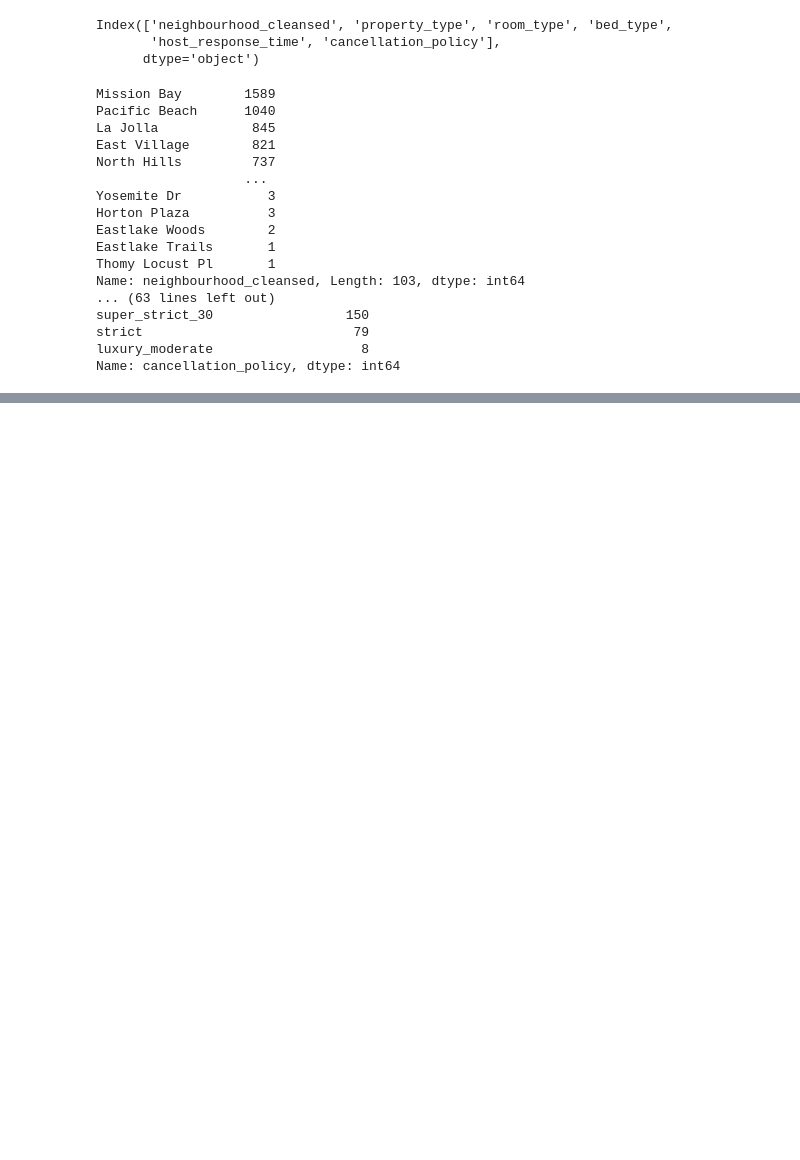
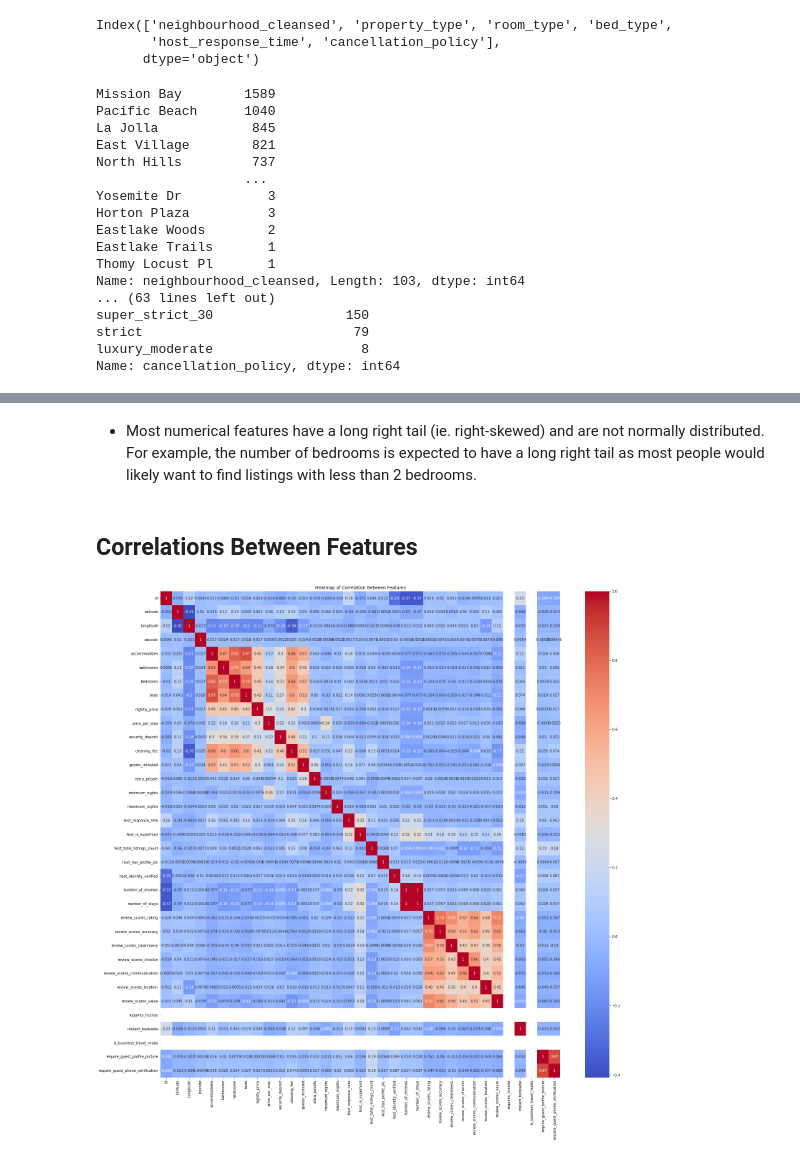
Before and after one commit to eric8395/airbnb_recommendations, a Jupyter notebook: Preprocessing & Data Visualization.ipynb, the cells around one changed output, grey strips where cells are left out. Drawn from its saved outputs; the diff is of its cells as text; code cells hidden in the pictures; blank space fills up the shorter version.

```diff
--- a/Preprocessing & Data Visualization.ipynb
+++ b/Preprocessing & Data Visualization.ipynb
@@ -242,0 +268,19 @@ Name: cancellation_policy, dtype: int64
+# %% [markdown]
+- Most numerical features have a long right tail (ie. right-skewed) and are not normally distributed. For example, the number of bedrooms is expected to have a long right tail as most people would likely want to find listings with less than 2 bedrooms.
+# %% [markdown]
+## Correlations Between Features
+# %%
+# set up figure size
+fig, ax = plt.subplots(figsize=(25, 25))
+
+# set up correlation matrix
+corr = sd_modeling.corr()
+
+sns.heatmap(corr, cmap = 'coolwarm', annot = True)
+
+# Customize the plot appearance
+ax.set_title("Heatmap of Correlation Between Features");
+
+plt.show()
+# %% [output]
+[figure, added]
```
Also changed, not shown: parts of 23 cells of this notebook, 1 other file.
